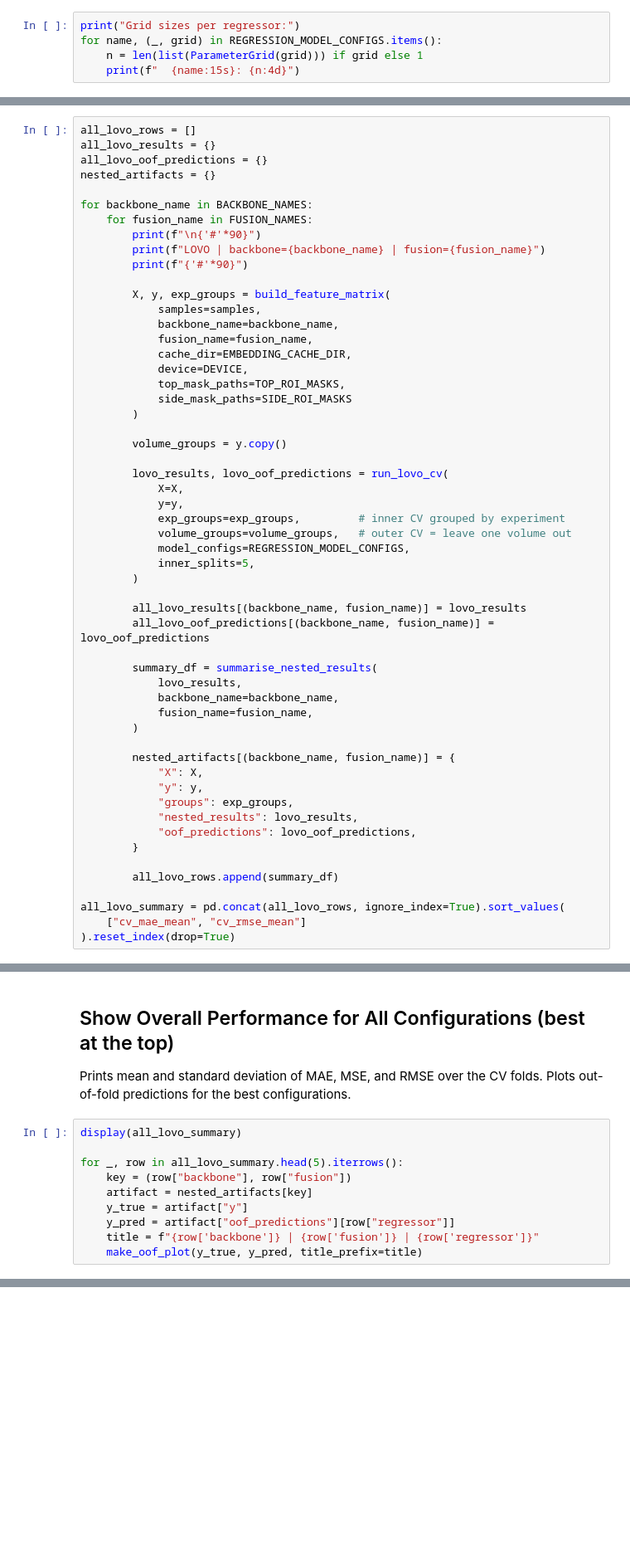
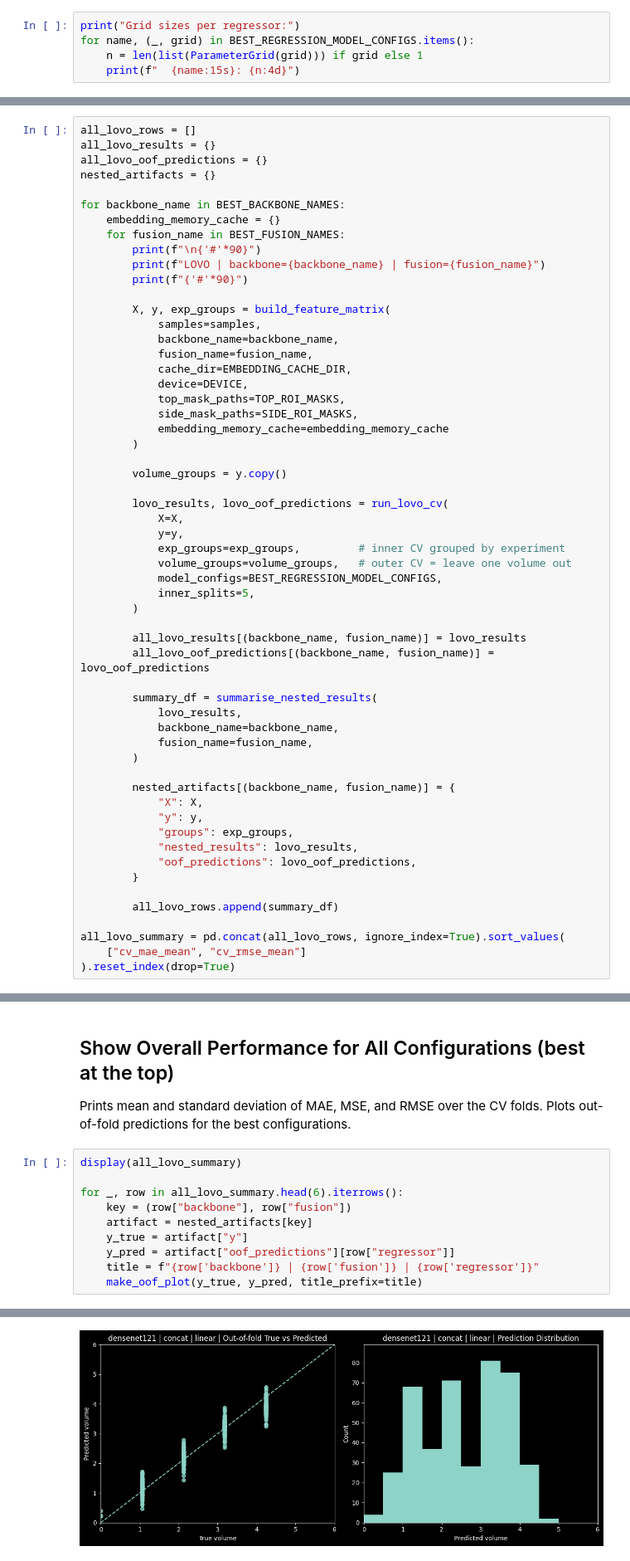
Before and after one commit to MineaSolas/ComputerVisionProject, a Jupyter notebook: top_side_frozen_lovo.ipynb, the cells around one changed output, grey strips where cells are left out. Shown at 83% size. Saved outputs shown, nothing was run; the diff lists cells and outputs as text; blank space fills up the shorter version.

```diff
--- a/top_side_frozen_lovo.ipynb
+++ b/top_side_frozen_lovo.ipynb
@@ -26,6 +38,6 @@ display(samples[["exp_id", "volume", "top_path", "side_path"]].head(8))
 ## Show Regression Model Configurations
 # %%
 print("Grid sizes per regressor:")
-for name, (_, grid) in REGRESSION_MODEL_CONFIGS.items():
+for name, (_, grid) in BEST_REGRESSION_MODEL_CONFIGS.items():
     n = len(list(ParameterGrid(grid))) if grid else 1
     print(f"  {name:15s}: {n:4d}")
@@ -37,8 +54,9 @@ all_lovo_results = {}
 all_lovo_oof_predictions = {}
 nested_artifacts = {}
 
-for backbone_name in BACKBONE_NAMES:
-    for fusion_name in FUSION_NAMES:
+for backbone_name in BEST_BACKBONE_NAMES:
+    embedding_memory_cache = {}
+    for fusion_name in BEST_FUSION_NAMES:
         print(f"\n{'#'*90}")
         print(f"LOVO | backbone={backbone_name} | fusion={fusion_name}")
         print(f"{'#'*90}")
@@ -50,7 +68,8 @@ for backbone_name in BACKBONE_NAMES:
             cache_dir=EMBEDDING_CACHE_DIR,
             device=DEVICE,
             top_mask_paths=TOP_ROI_MASKS,
-            side_mask_paths=SIDE_ROI_MASKS
+            side_mask_paths=SIDE_ROI_MASKS,
+            embedding_memory_cache=embedding_memory_cache
         )
 
         volume_groups = y.copy()
@@ -60,7 +79,7 @@ for backbone_name in BACKBONE_NAMES:
             y=y,
             exp_groups=exp_groups,         # inner CV grouped by experiment
             volume_groups=volume_groups,   # outer CV = leave one volume out
-            model_configs=REGRESSION_MODEL_CONFIGS,
+            model_configs=BEST_REGRESSION_MODEL_CONFIGS,
             inner_splits=5,
         )
 
@@ -134,10 +216,11 @@ Prints mean and standard deviation of MAE, MSE, and RMSE over the CV folds. Plot
 # %%
 display(all_lovo_summary)
 
-for _, row in all_lovo_summary.head(5).iterrows():
+for _, row in all_lovo_summary.head(6).iterrows():
     key = (row["backbone"], row["fusion"])
     artifact = nested_artifacts[key]
     y_true = artifact["y"]
     y_pred = artifact["oof_predictions"][row["regressor"]]
     title = f"{row['backbone']} | {row['fusion']} | {row['regressor']}"
     make_oof_plot(y_true, y_pred, title_prefix=title)
+# %% [output]
@@ -143,0 +234 @@ for _, row in all_lovo_summary.head(5).iterrows():
+[figure, added]
```
Also changed, not shown: parts of 9 cells of this notebook, 14 other files.
